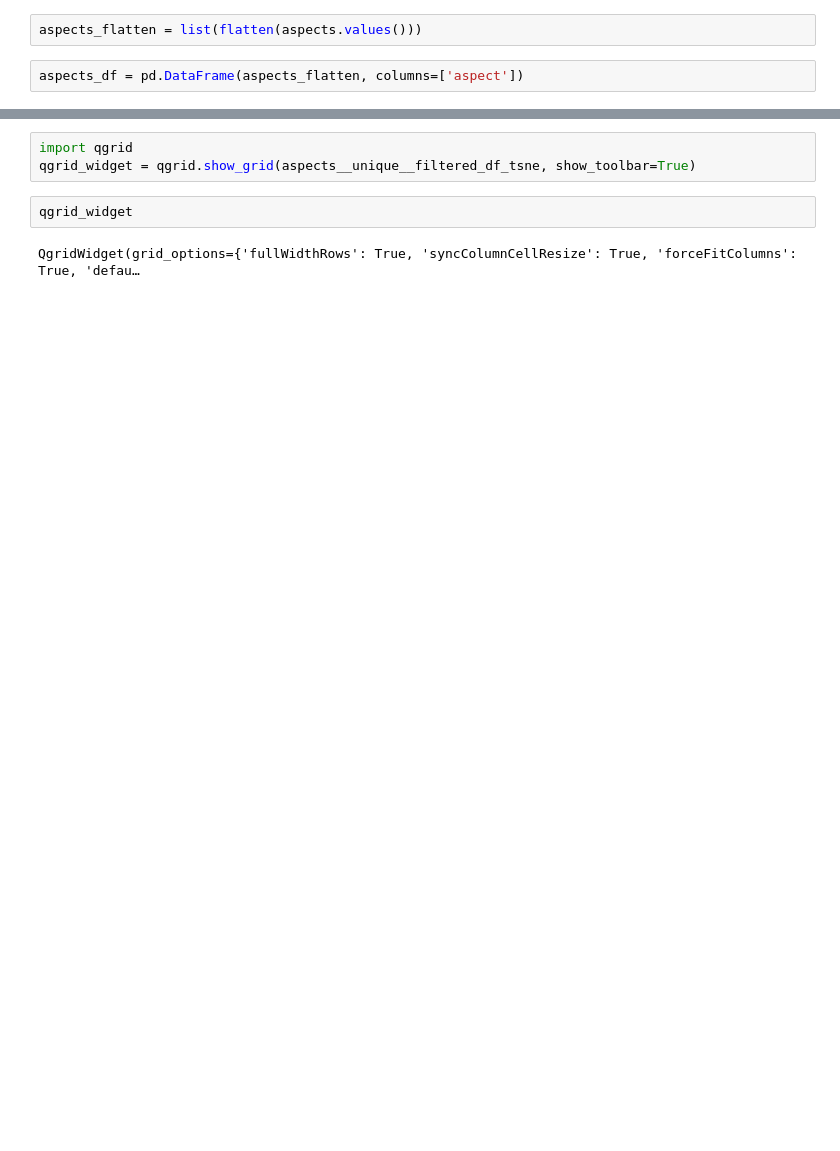
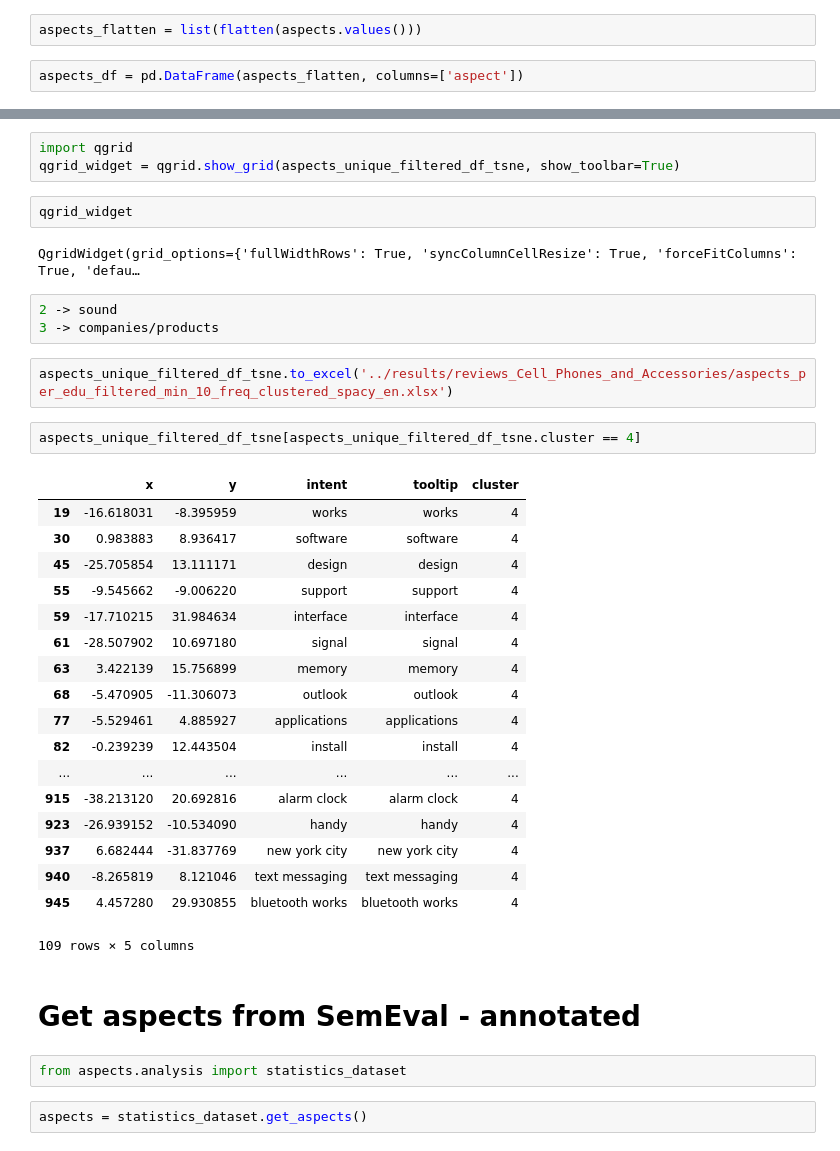
Before and after one commit to laugustyniak/discourse_summarization, a Jupyter notebook: notebooks/analyse-aspects-clustering.ipynb, the cells around one changed output, grey strips where cells are left out. Drawn from its saved outputs; the diff is of its cells as text; blank space fills up the shorter version.

```diff
--- a/notebooks/analyse-aspects-clustering.ipynb
+++ b/notebooks/analyse-aspects-clustering.ipynb
@@ -178,7 +152,39 @@ draw_embeddings(aspects__unique__filtered_df_tsne)
 # %%
 import qgrid
-qgrid_widget = qgrid.show_grid(aspects__unique__filtered_df_tsne, show_toolbar=True)
+qgrid_widget = qgrid.show_grid(aspects_unique_filtered_df_tsne, show_toolbar=True)
 # %%
 qgrid_widget
 # %% [output]
 QgridWidget(grid_options={'fullWidthRows': True, 'syncColumnCellResize': True, 'forceFitColumns': True, 'defau…
+# %%
+2 -> sound
+3 -> companies/products
+# %%
+aspects_unique_filtered_df_tsne.to_excel('../results/reviews_Cell_Phones_and_Accessories/aspects_per_edu_filtered_min_10_freq_clustered_spacy_en.xlsx')
+# %%
+aspects_unique_filtered_df_tsne[aspects_unique_filtered_df_tsne.cluster == 4]
+# %% [output]
+|  | x | y | intent | tooltip | cluster |
+| 19 | -16.618031 | -8.395959 | works | works | 4 |
+| 30 | 0.983883 | 8.936417 | software | software | 4 |
+| 45 | -25.705854 | 13.111171 | design | design | 4 |
+| 55 | -9.545662 | -9.006220 | support | support | 4 |
+| 59 | -17.710215 | 31.984634 | interface | interface | 4 |
+| 61 | -28.507902 | 10.697180 | signal | signal | 4 |
+| 63 | 3.422139 | 15.756899 | memory | memory | 4 |
+| 68 | -5.470905 | -11.306073 | outlook | outlook | 4 |
+| 77 | -5.529461 | 4.885927 | applications | applications | 4 |
+| 82 | -0.239239 | 12.443504 | install | install | 4 |
+| ... | ... | ... | ... | ... | ... |
+| 915 | -38.213120 | 20.692816 | alarm clock | alarm clock | 4 |
+| 923 | -26.939152 | -10.534090 | handy | handy | 4 |
+| 937 | 6.682444 | -31.837769 | new york city | new york city | 4 |
+| 940 | -8.265819 | 8.121046 | text messaging | text messaging | 4 |
+| 945 | 4.457280 | 29.930855 | bluetooth works | bluetooth works | 4 |
+109 rows × 5 columns
+# %% [markdown]
+# Get aspects from SemEval - annotated
+# %%
+from aspects.analysis import statistics_dataset
+# %%
+aspects = statistics_dataset.get_aspects()
```
Also changed, not shown: parts of 34 cells of this notebook, 1 other file.
